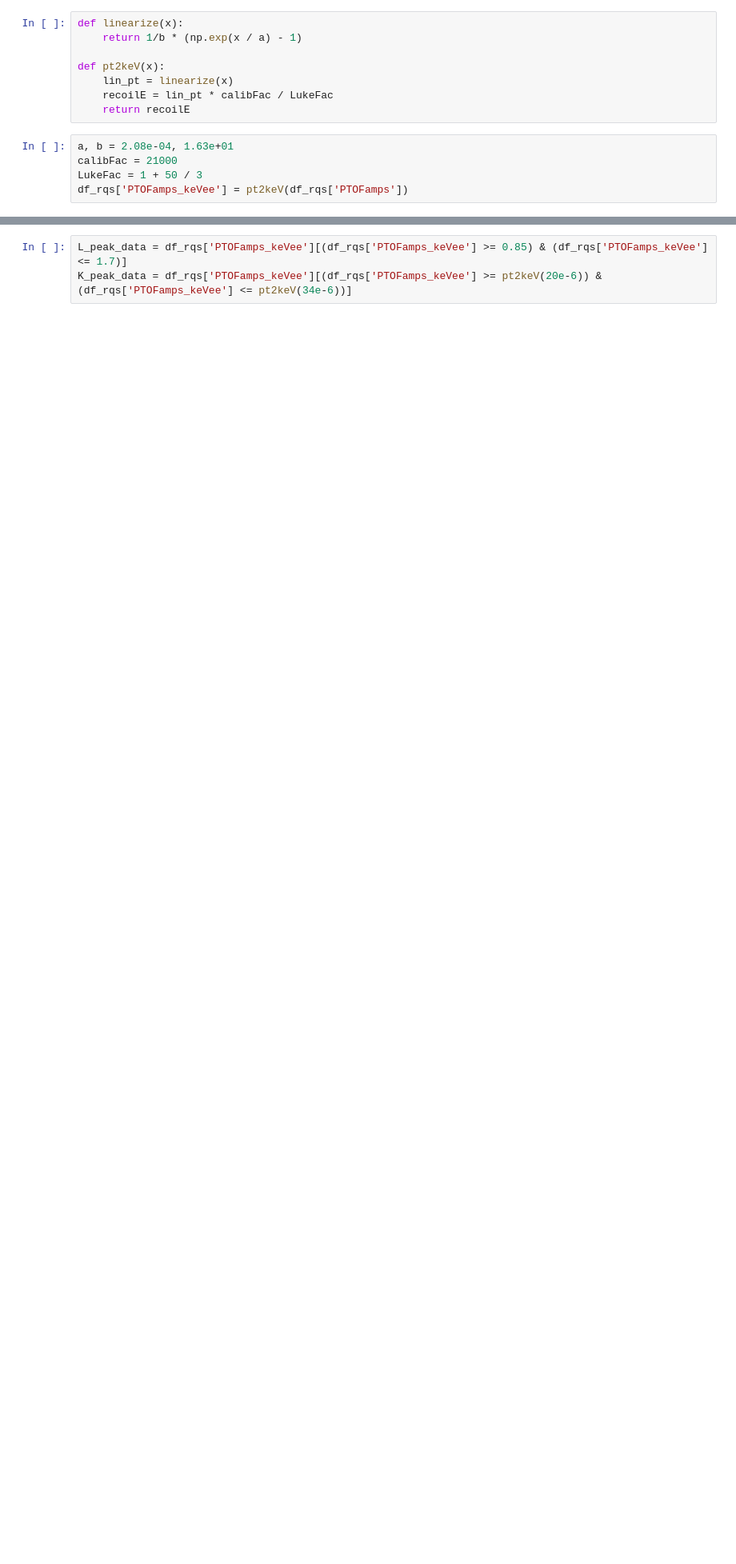
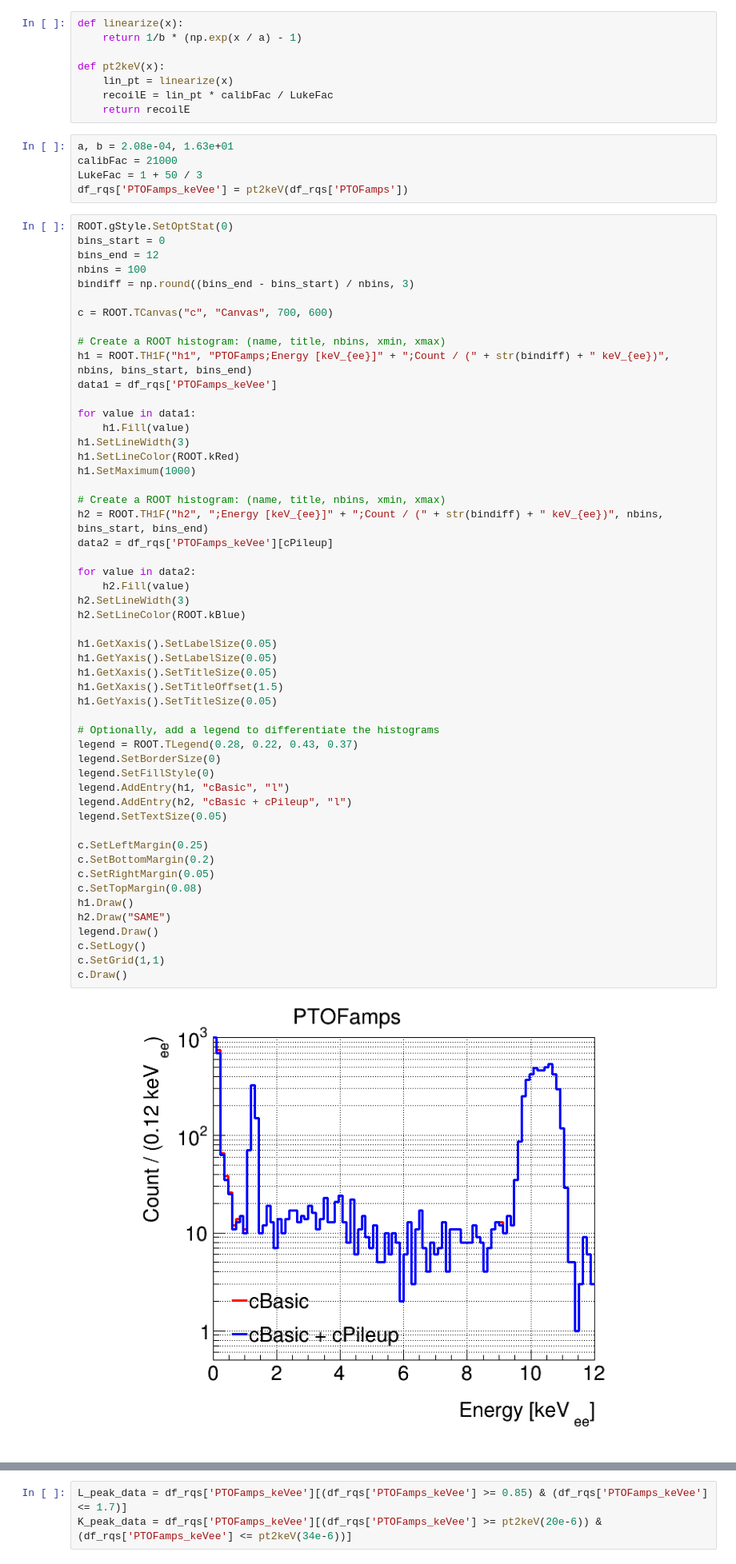
Before and after one commit to perry5334/CDMS, a Jupyter notebook: notebooks/CUTE/Ge71_Lines/GeCalib_SignalYield_CUTE.ipynb, the cells around one changed output, grey strips where cells are left out. Shown at 80% size. Saved outputs shown, nothing was run; the diff lists cells and outputs as text; blank space fills up the shorter version.

```diff
--- a/notebooks/CUTE/Ge71_Lines/GeCalib_SignalYield_CUTE.ipynb
+++ b/notebooks/CUTE/Ge71_Lines/GeCalib_SignalYield_CUTE.ipynb
@@ -82,6 +86,60 @@ a, b = 2.08e-04, 1.63e+01
 calibFac = 21000
 LukeFac = 1 + 50 / 3
 df_rqs['PTOFamps_keVee'] = pt2keV(df_rqs['PTOFamps'])
+# %%
+ROOT.gStyle.SetOptStat(0)
+bins_start = 0
+bins_end = 12
+nbins = 100
+bindiff = np.round((bins_end - bins_start) / nbins, 3)
+
+c = ROOT.TCanvas("c", "Canvas", 700, 600)
+
+# Create a ROOT histogram: (name, title, nbins, xmin, xmax)
+h1 = ROOT.TH1F("h1", "PTOFamps;Energy [keV_{ee}]" + ";Count / (" + str(bindiff) + " keV_{ee})", nbins, bins_start, bins_end)
+data1 = df_rqs['PTOFamps_keVee']
+
+for value in data1:
+    h1.Fill(value)
+h1.SetLineWidth(3)
+h1.SetLineColor(ROOT.kRed)
+h1.SetMaximum(1000)
+
+# Create a ROOT histogram: (name, title, nbins, xmin, xmax)
+h2 = ROOT.TH1F("h2", ";Energy [keV_{ee}]" + ";Count / (" + str(bindiff) + " keV_{ee})", nbins, bins_start, bins_end)
+data2 = df_rqs['PTOFamps_keVee'][cPileup]
+
+for value in data2:
+    h2.Fill(value)
+h2.SetLineWidth(3)
+h2.SetLineColor(ROOT.kBlue)
+
+h1.GetXaxis().SetLabelSize(0.05)
+h1.GetYaxis().SetLabelSize(0.05)
+h1.GetXaxis().SetTitleSize(0.05)
+h1.GetXaxis().SetTitleOffset(1.5)
+h1.GetYaxis().SetTitleSize(0.05)
+
+# Optionally, add a legend to differentiate the histograms
+legend = ROOT.TLegend(0.28, 0.22, 0.43, 0.37)
+legend.SetBorderSize(0)
+legend.SetFillStyle(0)
+legend.AddEntry(h1, "cBasic", "l")
+legend.AddEntry(h2, "cBasic + cPileup", "l")
+legend.SetTextSize(0.05)
+
+c.SetLeftMargin(0.25)
+c.SetBottomMargin(0.2)
+c.SetRightMargin(0.05)
+c.SetTopMargin(0.08)
+h1.Draw()
+h2.Draw("SAME")
+legend.Draw()
+c.SetLogy()
+c.SetGrid(1,1)
+c.Draw()
+# %% [output]
+[figure, added]
 # %%
 ROOT.gStyle.SetOptStat(0)
 bins_start = 0
```
Also changed, not shown: parts of 37 cells of this notebook, 4 other files.
